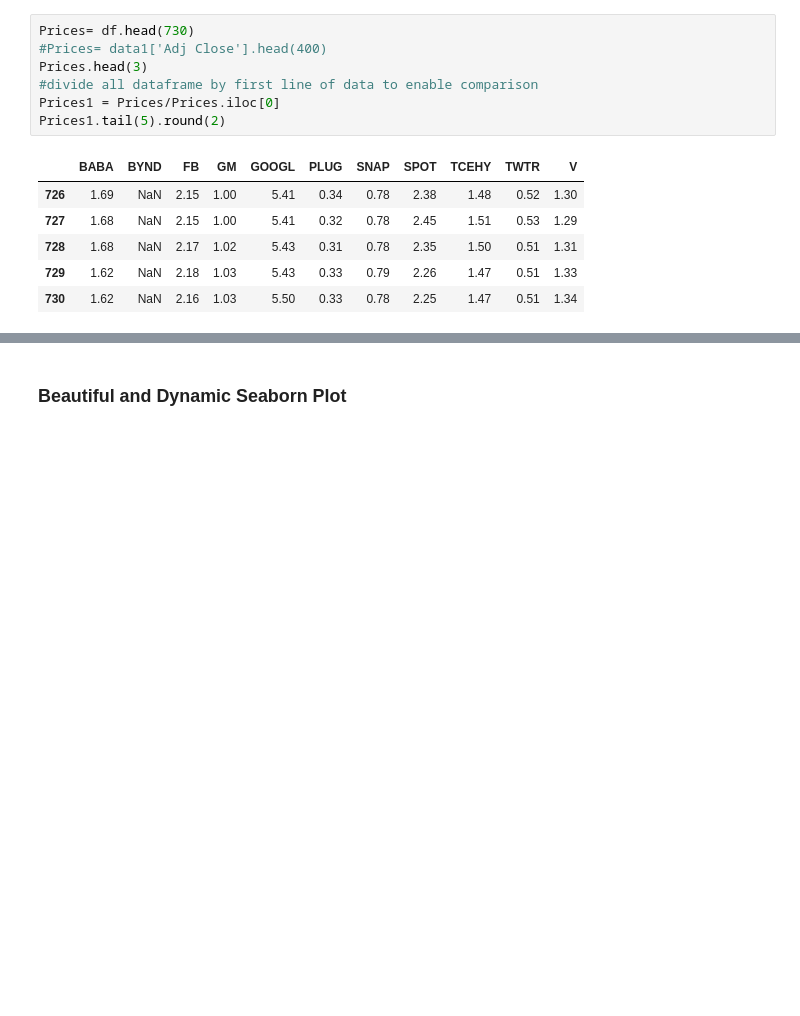
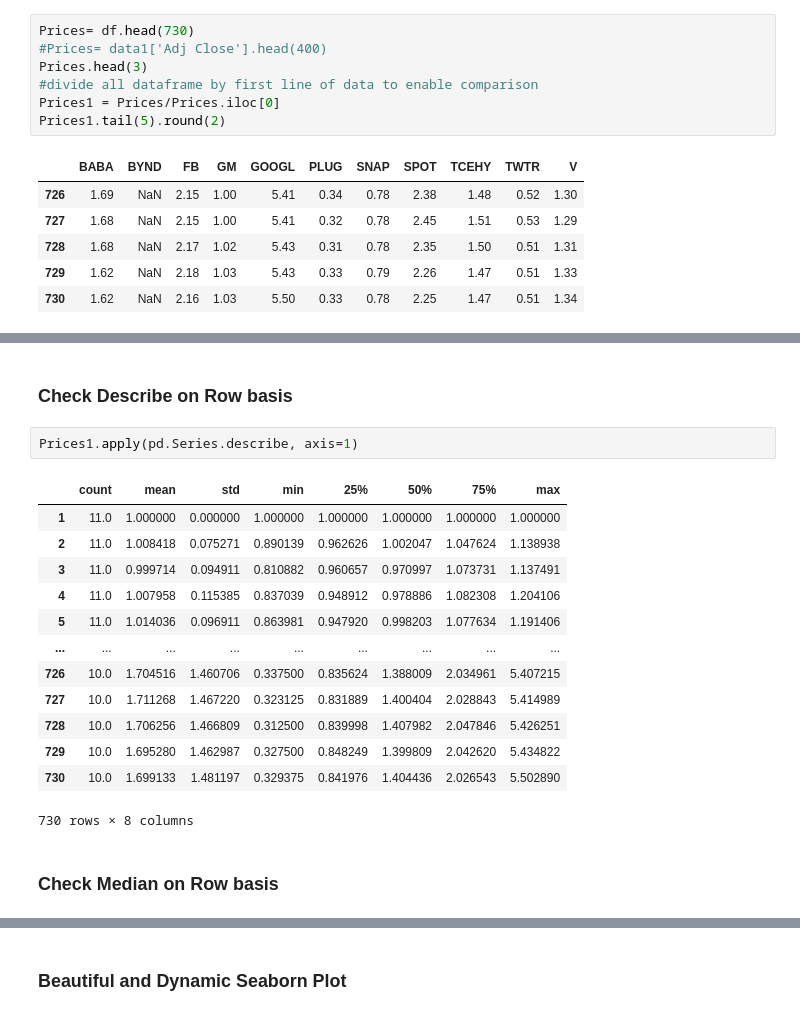
Before and after one commit to y3khan/IPOperformance, a Jupyter notebook: Stock analysisIPO.ipynb, the cells around one changed output, grey strips where cells are left out. Drawn from its saved outputs; the diff is of its cells as text; blank space fills up the shorter version.

```diff
--- a/Stock analysisIPO.ipynb
+++ b/Stock analysisIPO.ipynb
@@ -116,0 +117,20 @@ Prices1.describe().round(3)
+# %% [markdown]
+### Check Describe on Row basis
+# %%
+Prices1.apply(pd.Series.describe, axis=1)
+# %% [output]
+|  | count | mean | std | min | 25% | 50% | 75% | max |
+| 1 | 11.0 | 1.000000 | 0.000000 | 1.000000 | 1.000000 | 1.000000 | 1.000000 | 1.000000 |
+| 2 | 11.0 | 1.008418 | 0.075271 | 0.890139 | 0.962626 | 1.002047 | 1.047624 | 1.138938 |
+| 3 | 11.0 | 0.999714 | 0.094911 | 0.810882 | 0.960657 | 0.970997 | 1.073731 | 1.137491 |
+| 4 | 11.0 | 1.007958 | 0.115385 | 0.837039 | 0.948912 | 0.978886 | 1.082308 | 1.204106 |
+| 5 | 11.0 | 1.014036 | 0.096911 | 0.863981 | 0.947920 | 0.998203 | 1.077634 | 1.191406 |
+| ... | ... | ... | ... | ... | ... | ... | ... | ... |
+| 726 | 10.0 | 1.704516 | 1.460706 | 0.337500 | 0.835624 | 1.388009 | 2.034961 | 5.407215 |
+| 727 | 10.0 | 1.711268 | 1.467220 | 0.323125 | 0.831889 | 1.400404 | 2.028843 | 5.414989 |
+| 728 | 10.0 | 1.706256 | 1.466809 | 0.312500 | 0.839998 | 1.407982 | 2.047846 | 5.426251 |
+| 729 | 10.0 | 1.695280 | 1.462987 | 0.327500 | 0.848249 | 1.399809 | 2.042620 | 5.434822 |
+| 730 | 10.0 | 1.699133 | 1.481197 | 0.329375 | 0.841976 | 1.404436 | 2.026543 | 5.502890 |
+730 rows × 8 columns
+# %% [markdown]
+### Check Median on Row basis
```
Also changed, not shown: parts of 2 cells of this notebook.
